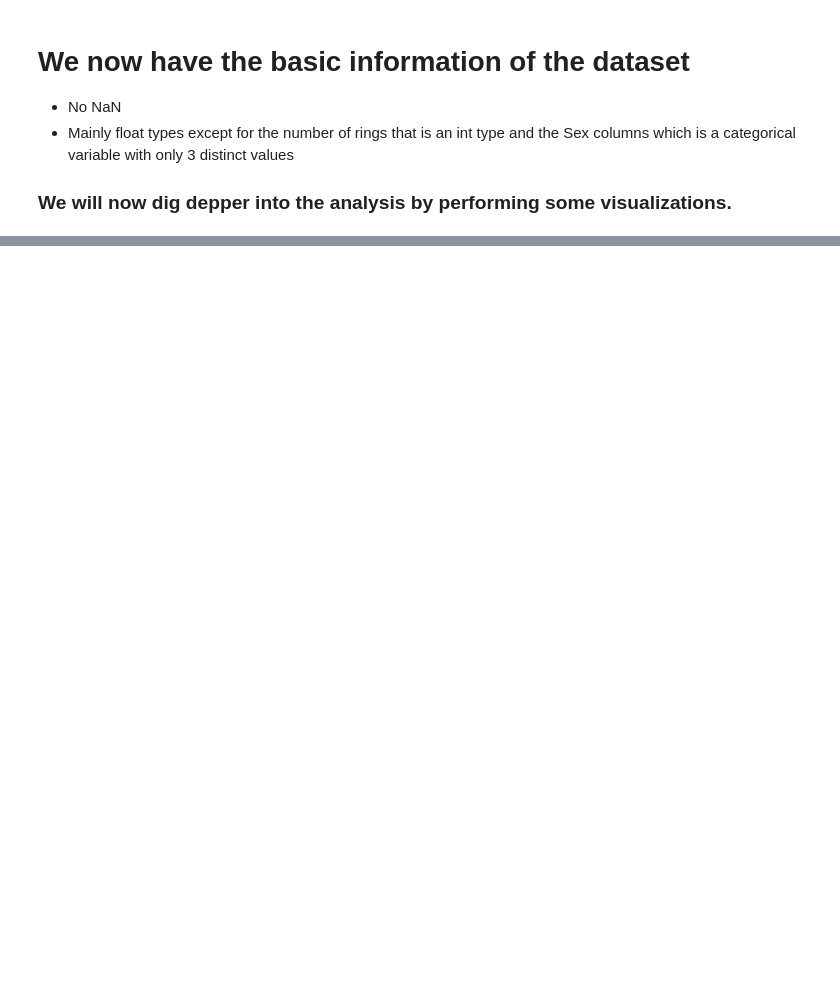
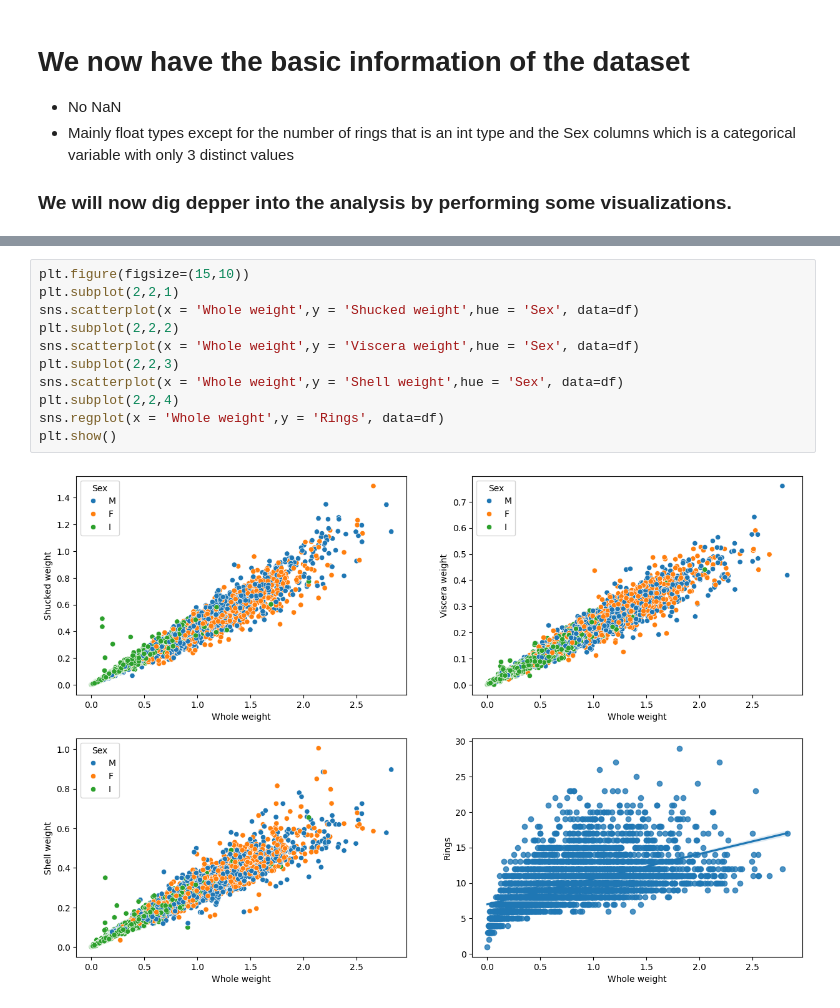
Before and after one commit to AgoCem/Abalone_Age_Prediction, a Jupyter notebook: research/01_Exploratory_Data_Analysis.ipynb, the cells around one changed output, grey strips where cells are left out. Drawn from its saved outputs; the diff is of its cells as text; blank space fills up the shorter version.

```diff
--- a/research/01_Exploratory_Data_Analysis.ipynb
+++ b/research/01_Exploratory_Data_Analysis.ipynb
@@ -78,0 +96,13 @@ The column 'Sex' is a Categorical variable and has 3 unique values that are ['M'
+# %%
+plt.figure(figsize=(15,10))
+plt.subplot(2,2,1)
+sns.scatterplot(x = 'Whole weight',y = 'Shucked weight',hue = 'Sex', data=df)
+plt.subplot(2,2,2)
+sns.scatterplot(x = 'Whole weight',y = 'Viscera weight',hue = 'Sex', data=df)
+plt.subplot(2,2,3)
+sns.scatterplot(x = 'Whole weight',y = 'Shell weight',hue = 'Sex', data=df)
+plt.subplot(2,2,4)
+sns.regplot(x = 'Whole weight',y = 'Rings', data=df)
+plt.show()
+# %% [output]
+[figure, added]
```
Also changed, not shown: parts of 16 cells of this notebook, 8 other files.
